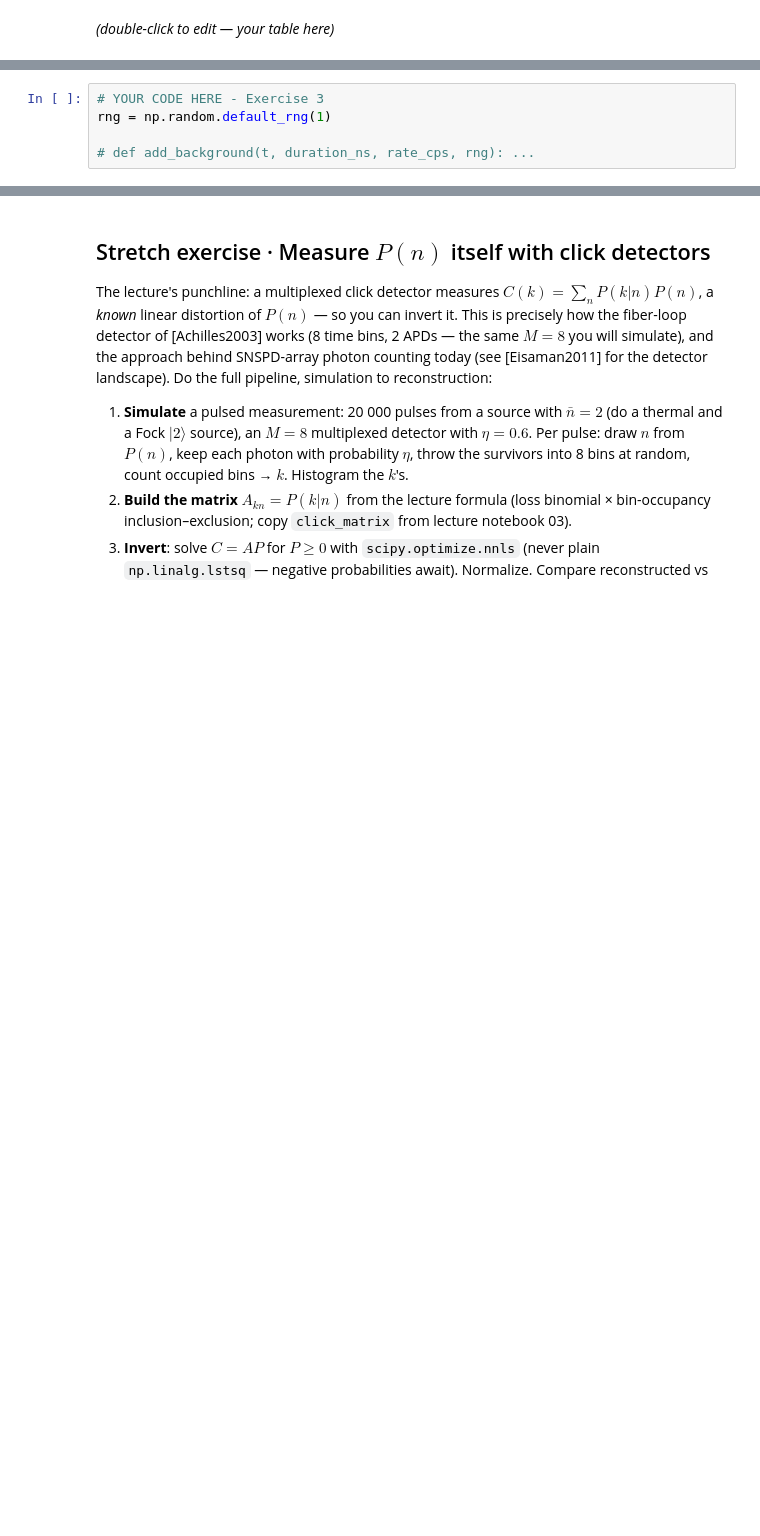
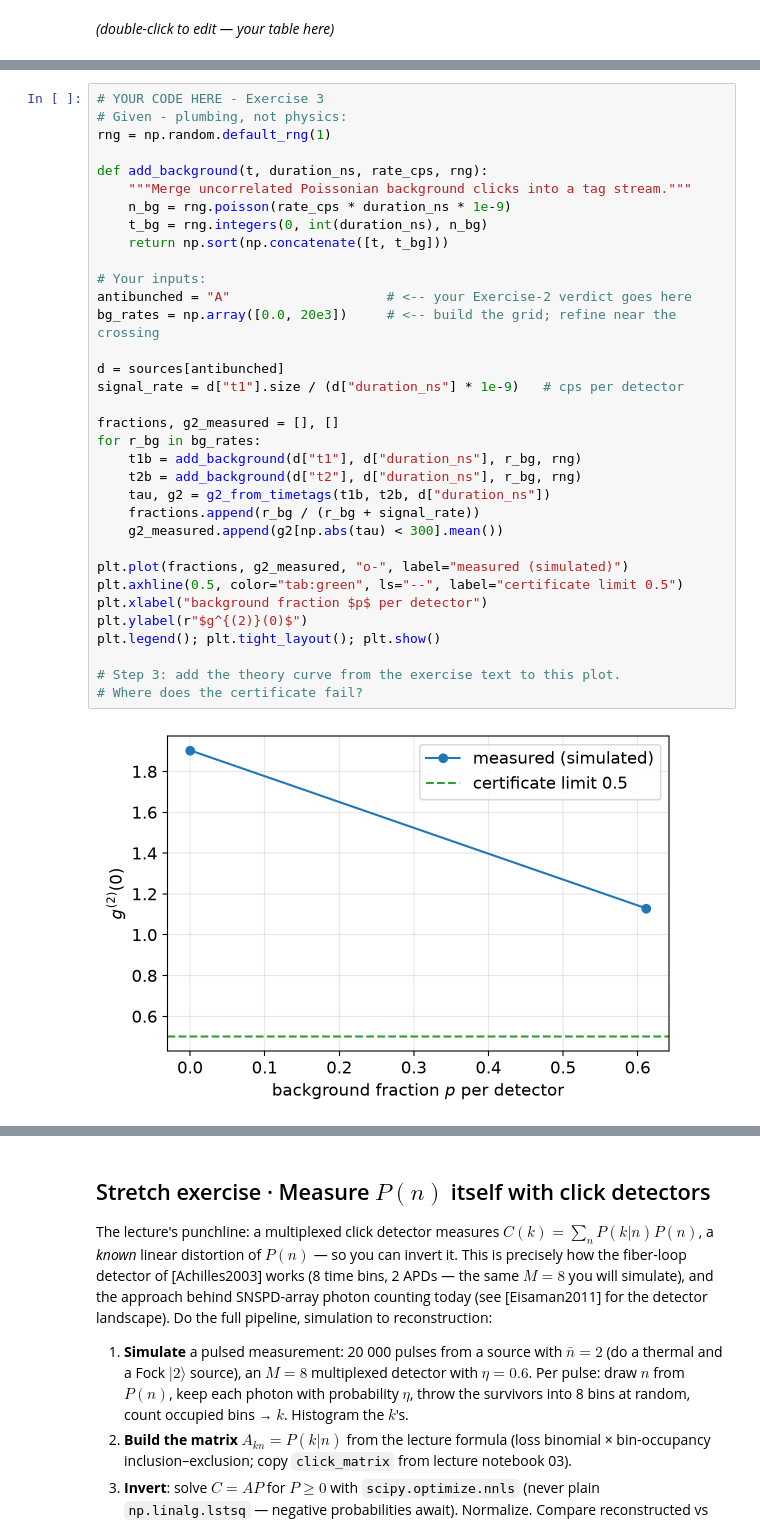
Before and after one commit to laserlab/CountingPhotons, a Jupyter notebook: lectures/04_HandsOn_g2_HBT.ipynb, the cells around one changed output, grey strips where cells are left out. Drawn from its saved outputs; the diff is of its cells as text; blank space fills up the shorter version.

```diff
--- a/lectures/04_HandsOn_g2_HBT.ipynb
+++ b/lectures/04_HandsOn_g2_HBT.ipynb
@@ -176,8 +196,39 @@ Real measurements sit on uncorrelated background (dark counts, stray light). You
 # %%
 # YOUR CODE HERE - Exercise 3
+# Given - plumbing, not physics:
 rng = np.random.default_rng(1)
 
-# def add_background(t, duration_ns, rate_cps, rng): ...
+def add_background(t, duration_ns, rate_cps, rng):
+    """Merge uncorrelated Poissonian background clicks into a tag stream."""
+    n_bg = rng.poisson(rate_cps * duration_ns * 1e-9)
+    t_bg = rng.integers(0, int(duration_ns), n_bg)
+    return np.sort(np.concatenate([t, t_bg]))
+
+# Your inputs:
+antibunched = "A"                    # <-- your Exercise-2 verdict goes here
+bg_rates = np.array([0.0, 20e3])     # <-- build the grid; refine near the crossing
+
+d = sources[antibunched]
+signal_rate = d["t1"].size / (d["duration_ns"] * 1e-9)   # cps per detector
+
+fractions, g2_measured = [], []
+for r_bg in bg_rates:
+    t1b = add_background(d["t1"], d["duration_ns"], r_bg, rng)
+    t2b = add_background(d["t2"], d["duration_ns"], r_bg, rng)
+    tau, g2 = g2_from_timetags(t1b, t2b, d["duration_ns"])
+    fractions.append(r_bg / (r_bg + signal_rate))
+    g2_measured.append(g2[np.abs(tau) < 300].mean())
+
+plt.plot(fractions, g2_measured, "o-", label="measured (simulated)")
+plt.axhline(0.5, color="tab:green", ls="--", label="certificate limit 0.5")
+plt.xlabel("background fraction $p$ per detector")
+plt.ylabel(r"$g^{(2)}(0)$")
+plt.legend(); plt.tight_layout(); plt.show()
+
+# Step 3: add the theory curve from the exercise text to this plot.
+# Where does the certificate fail?
+# %% [output]
+[figure, added]
 # %% [markdown]
 ## Exercise 4 · The dip is spectroscopy: fit the correlation times
 
```
Also changed, not shown: parts of 5 cells of this notebook.
